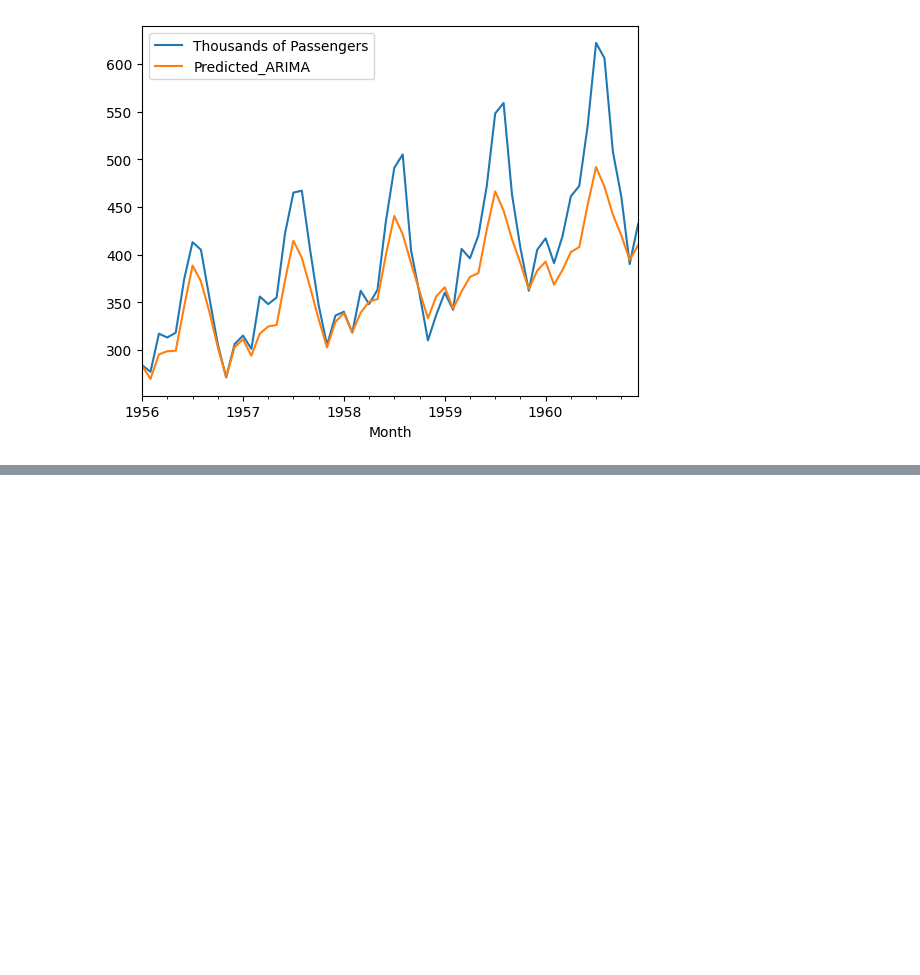
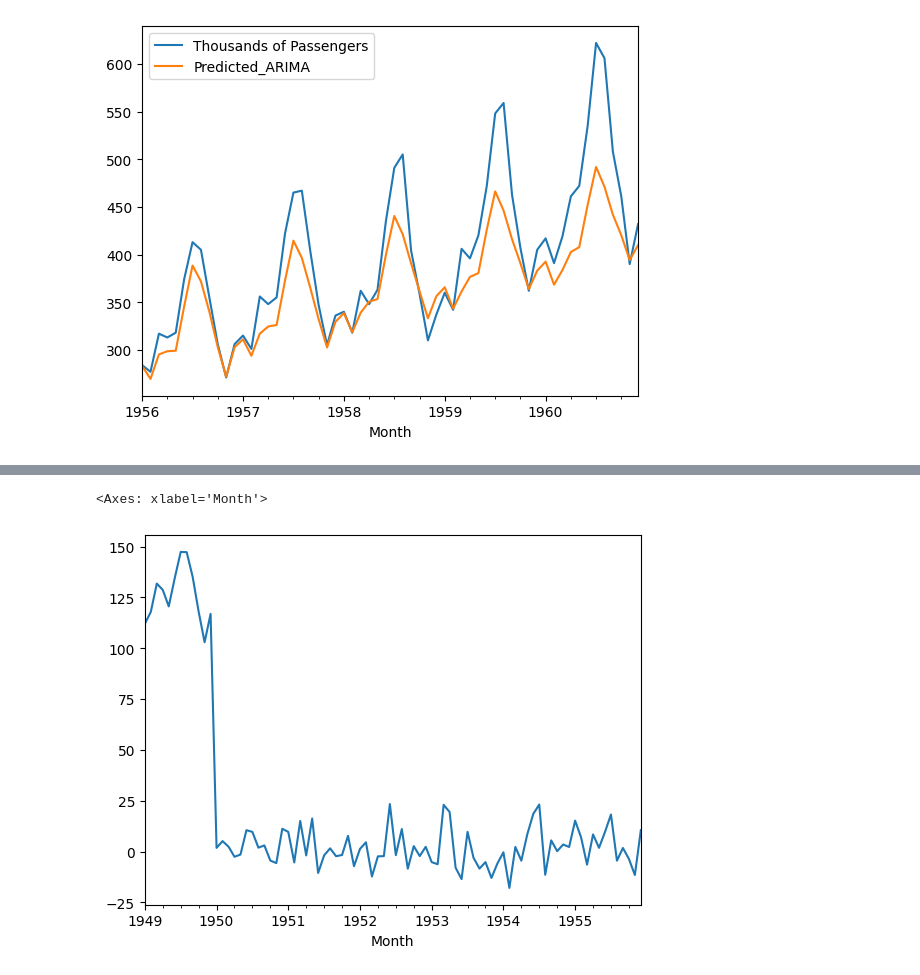
Before and after one commit to shreyas2004/airline, a Jupyter notebook: Airline.ipynb, the cells around one changed output, grey strips where cells are left out. Cells and saved outputs as stored; diff of their text form; code cells hidden in the pictures; blank space fills up the shorter version.

Commit message:
apply Sarima|set pradiction interval|plot arima and sirema pred |

```diff
--- a/Airline.ipynb
+++ b/Airline.ipynb
@@ -319,0 +328,4 @@ test_data[['Thousands of Passengers','Predicted_ARIMA']].plot()
+# %%
+model_SARIMA=SARIMAX(train_data['Thousands of Passengers'],order=(3,0,5),seasonal_order=(0,1,0,12))
+# %%
+model_SARIMA_fit=model_SARIMA.fit()
@@ -319,0 +370,5 @@ test_data[['Thousands of Passengers','Predicted_ARIMA']].plot()
+# %%
+model_SARIMA_fit.resid.plot()
+# %% [output]
+<Axes: xlabel='Month'>
+[figure, added]
```
Also changed, not shown: parts of 8 cells of this notebook.
